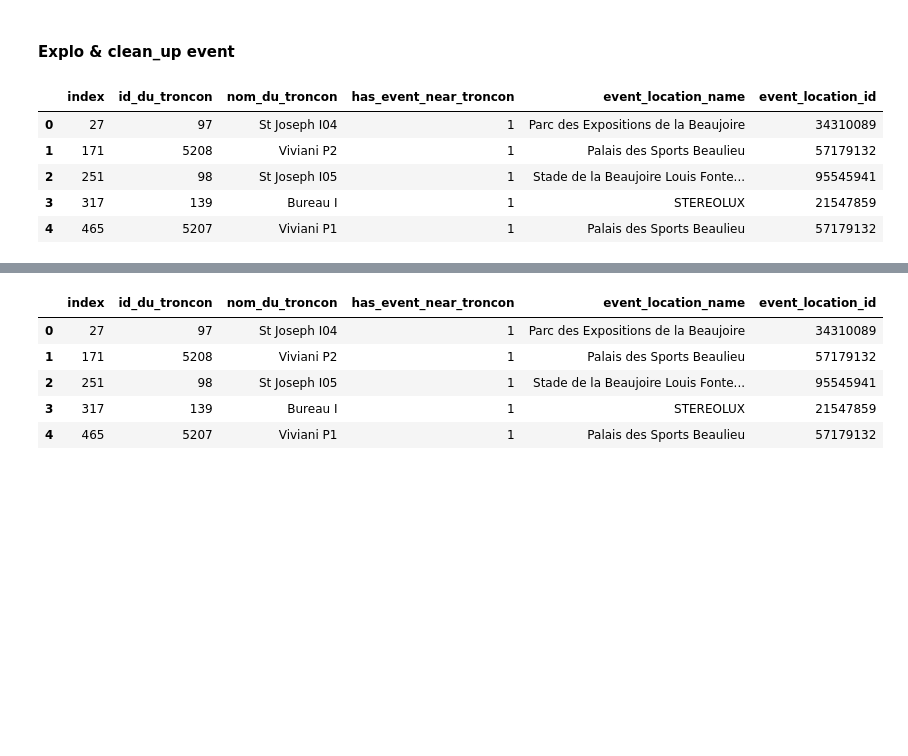
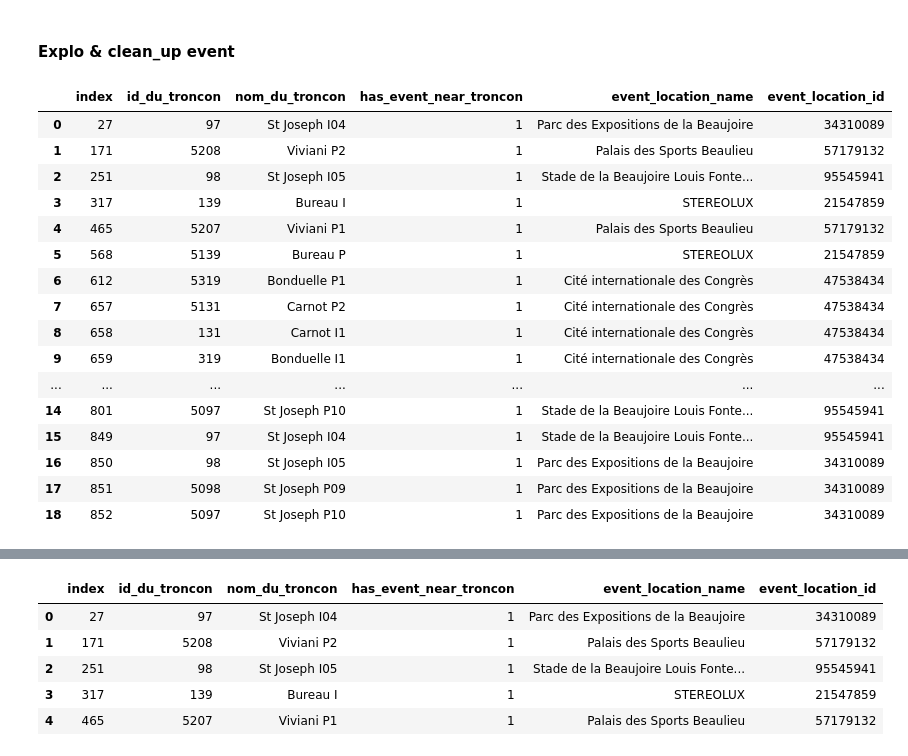
Before and after one commit to BENOUSSAIDarezkimalek/AI_model_urban_mobility, a Jupyter notebook: src/concatenation.ipynb, the cells around one changed output, grey strips where cells are left out. Saved outputs shown, nothing was run; the diff lists cells and outputs as text; code cells hidden in the pictures; blank space fills up the shorter version.

Commit message:
Concatenation, exploration et nettoyage de la table finale

```diff
--- a/src/concatenation.ipynb
+++ b/src/concatenation.ipynb
@@ -345,11 +337,22 @@ memory usage: 605.0+ MB
 # %% [markdown]
 #### Explo & clean_up event
 # %%
-df_matching_troncon.head()
+df_matching_troncon
 # %% [output]
 |  | index | id_du_troncon | nom_du_troncon | has_event_near_troncon | event_location_name | event_location_id |
 | 0 | 27 | 97 | St Joseph I04 | 1 | Parc des Expositions de la Beaujoire | 34310089 |
 | 1 | 171 | 5208 | Viviani P2 | 1 | Palais des Sports Beaulieu | 57179132 |
 | 2 | 251 | 98 | St Joseph I05 | 1 | Stade de la Beaujoire Louis Fonte... | 95545941 |
 | 3 | 317 | 139 | Bureau I | 1 | STEREOLUX | 21547859 |
 | 4 | 465 | 5207 | Viviani P1 | 1 | Palais des Sports Beaulieu | 57179132 |
+| 5 | 568 | 5139 | Bureau P | 1 | STEREOLUX | 21547859 |
+| 6 | 612 | 5319 | Bonduelle P1 | 1 | Cité internationale des Congrès | 47538434 |
+| 7 | 657 | 5131 | Carnot P2 | 1 | Cité internationale des Congrès | 47538434 |
+| 8 | 658 | 131 | Carnot I1 | 1 | Cité internationale des Congrès | 47538434 |
+| 9 | 659 | 319 | Bonduelle I1 | 1 | Cité internationale des Congrès | 47538434 |
+| ... | ... | ... | ... | ... | ... | ... |
+| 14 | 801 | 5097 | St Joseph P10 | 1 | Stade de la Beaujoire Louis Fonte... | 95545941 |
+| 15 | 849 | 97 | St Joseph I04 | 1 | Stade de la Beaujoire Louis Fonte... | 95545941 |
+| 16 | 850 | 98 | St Joseph I05 | 1 | Parc des Expositions de la Beaujoire | 34310089 |
+| 17 | 851 | 5098 | St Joseph P09 | 1 | Parc des Expositions de la Beaujoire | 34310089 |
+| 18 | 852 | 5097 | St Joseph P10 | 1 | Parc des Expositions de la Beaujoire | 34310089 |
```
Also changed, not shown: parts of 72 cells of this notebook.
